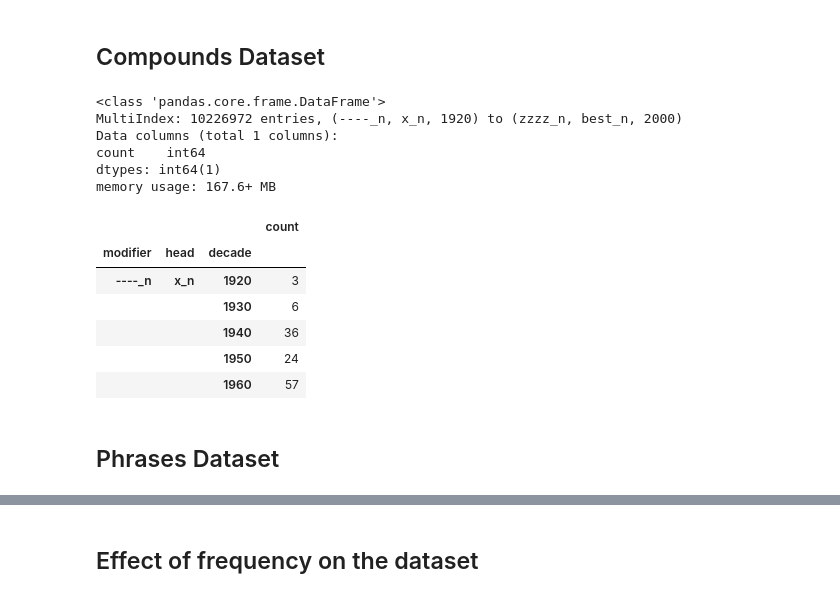
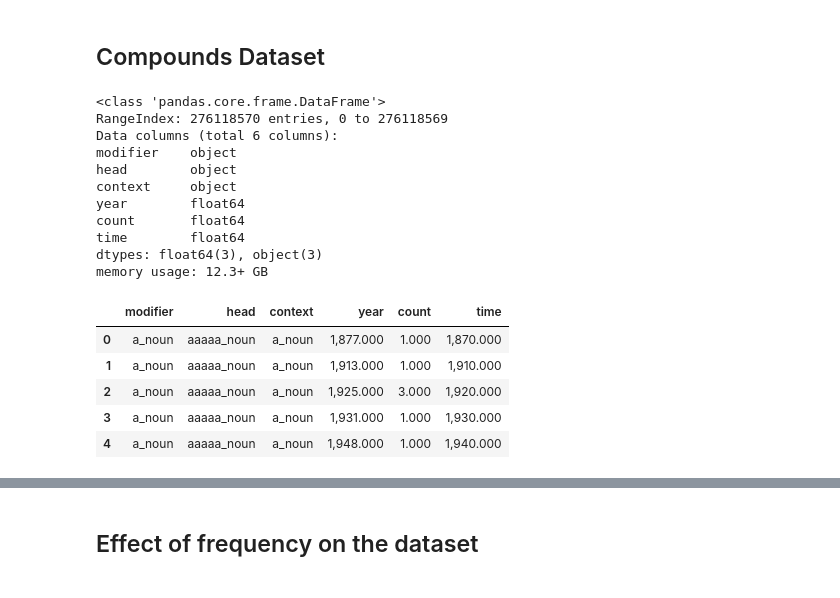
Before and after one commit to prajitdhar/Compounding, a Jupyter notebook: novel_compound_predictor/MeaningShift.ipynb, the cells around one changed output, grey strips where cells are left out. Drawn from its saved outputs; the diff is of its cells as text; code cells hidden in the pictures.

Commit message:
Changes to Meaning Shift wrt binning the years

```diff
--- a/novel_compound_predictor/MeaningShift.ipynb
+++ b/novel_compound_predictor/MeaningShift.ipynb
@@ -21,2 +23,5 @@ from scipy.stats.stats import pearsonr
+# %%
+def year_binner(year,val=10):
+    return year - year%val
 # %%
 def lemma_maker(x, y):
@@ -65,24 +71,32 @@ reddy11_study
 90 rows × 8 columns
 # %% [markdown]
 ## Compounds Dataset
+# %%
+compounds=pd.read_pickle("/data/dharp/compounding/datasets/compounds.pkl")
+compounds.reset_index(inplace=True)
+compounds.year=compounds.year.astype("int32")
+compounds['time']=np.vectorize(year_binner)(compounds['year'],10)
+compounds.info()
+compounds.head()
+# %% [output]
+<class 'pandas.core.frame.DataFrame'>
+RangeIndex: 276118570 entries, 0 to 276118569
+Data columns (total 6 columns):
+modifier    object
+head        object
+context     object
+year        float64
+count       float64
+time        float64
+dtypes: float64(3), object(3)
+memory usage: 12.3+ GB
+|  | modifier | head | context | year | count | time |
+| 0 | a_noun | aaaaa_noun | a_noun | 1,877.000 | 1.000 | 1,870.000 |
+| 1 | a_noun | aaaaa_noun | a_noun | 1,913.000 | 1.000 | 1,910.000 |
+| 2 | a_noun | aaaaa_noun | a_noun | 1,925.000 | 3.000 | 1,920.000 |
+| 3 | a_noun | aaaaa_noun | a_noun | 1,931.000 | 1.000 | 1,930.000 |
+| 4 | a_noun | aaaaa_noun | a_noun | 1,948.000 | 1.000 | 1,940.000 |
 # %%
-compounds=pd.read_csv("/data/dharp/compounding/datasets/compounds.csv",sep="\t")
-compounds=compounds.groupby(['modifier','head','decade'])['count'].sum().to_frame()
+compounds=compounds.groupby(['modifier','head','time'])['count'].sum().to_frame()
 compounds.info()
 compounds.head()
-# %% [output]
-<class 'pandas.core.frame.DataFrame'>
-MultiIndex: 10226972 entries, (----_n, x_n, 1920) to (zzzz_n, best_n, 2000)
-Data columns (total 1 columns):
-count    int64
-dtypes: int64(1)
-memory usage: 167.6+ MB
-|  |  |  | count |
-| modifier | head | decade |  |
-| ----_n | x_n | 1920 | 3 |
-|  |  | 1930 | 6 |
-|  |  | 1940 | 36 |
-|  |  | 1950 | 24 |
-|  |  | 1960 | 57 |
-# %% [markdown]
-## Phrases Dataset
```
Also changed, not shown: parts of 5 cells of this notebook, 1 other file.
